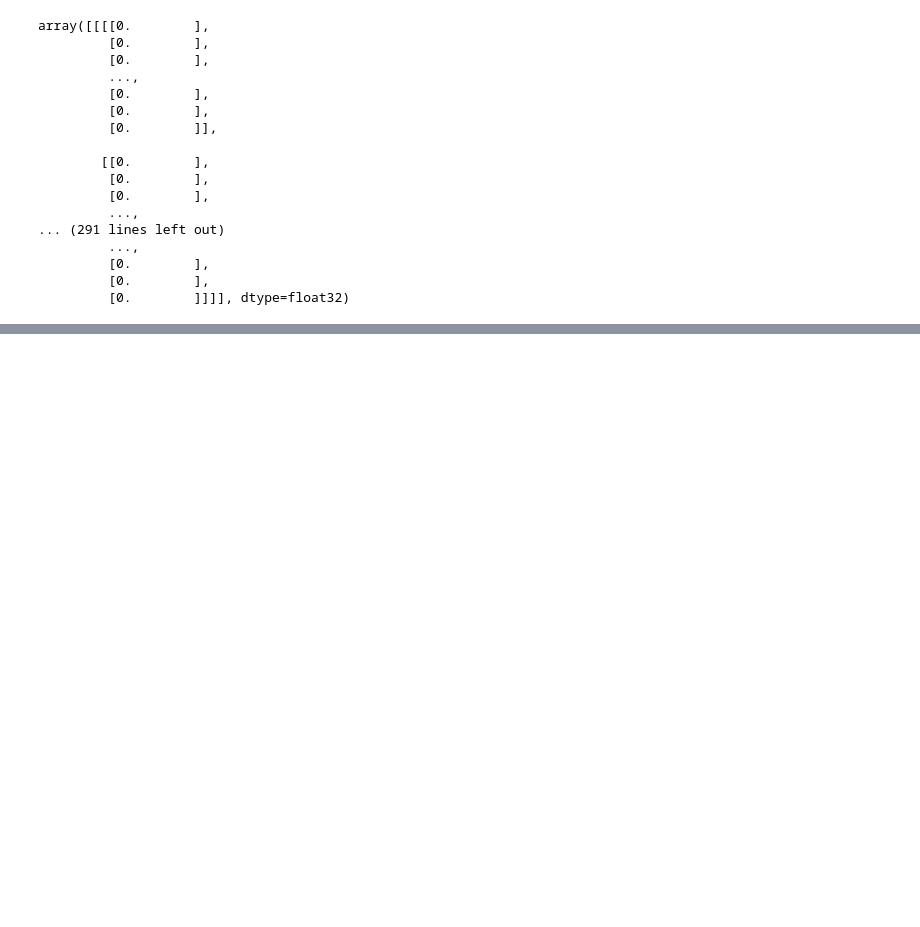
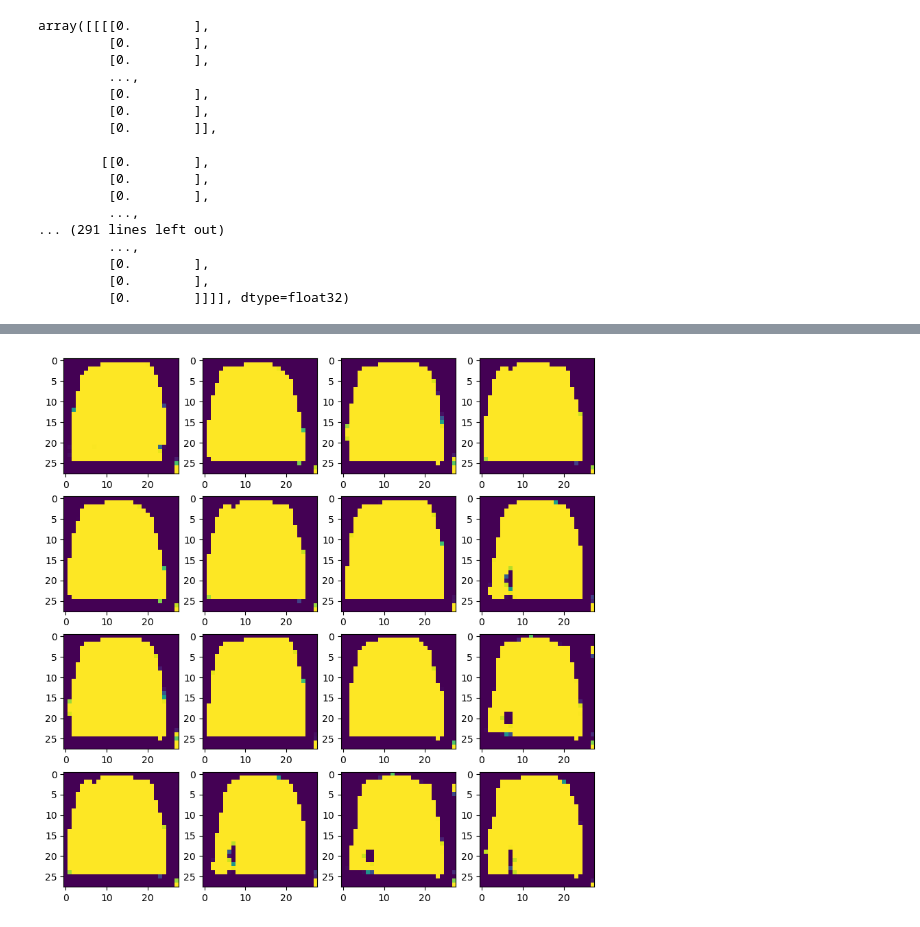
Before and after one commit to SreehariRajan/GAN_Fashion_MNIST, a Jupyter notebook: GANFashion.ipynb, the cells around one changed output, grey strips where cells are left out. Saved outputs shown, nothing was run; the diff lists cells and outputs as text; code cells hidden in the pictures; blank space fills up the shorter version.

```diff
--- a/GANFashion.ipynb
+++ b/GANFashion.ipynb
@@ -287,0 +409,9 @@ array([[0.5018752 ],
+# %%
+imgs = generator.predict(tf.random.normal((16,128,1)))
+
+fig,ax = plt.subplots(ncols=4,nrows=4,figsize=(10,10))
+
+for row in range(4):
+    for col in range(4):
+        ax[row][col].imshow(imgs[(row+1)*(col+1)-1])
+# %% [output]
@@ -287,0 +419 @@ array([[0.5018752 ],
+[figure, added]
```
Also changed, not shown: parts of 19 cells of this notebook.
